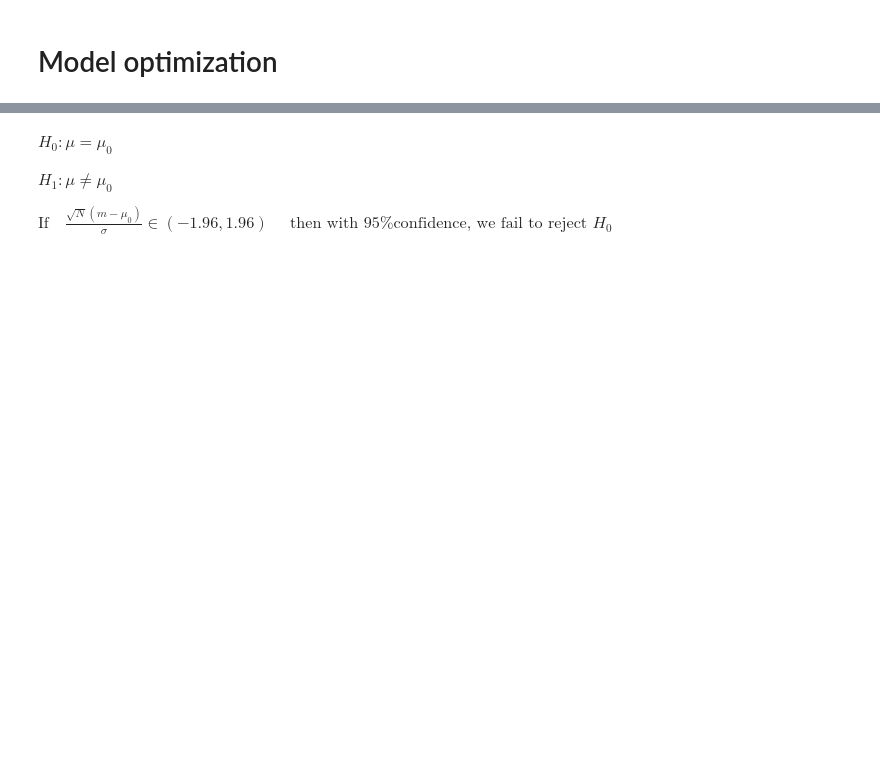
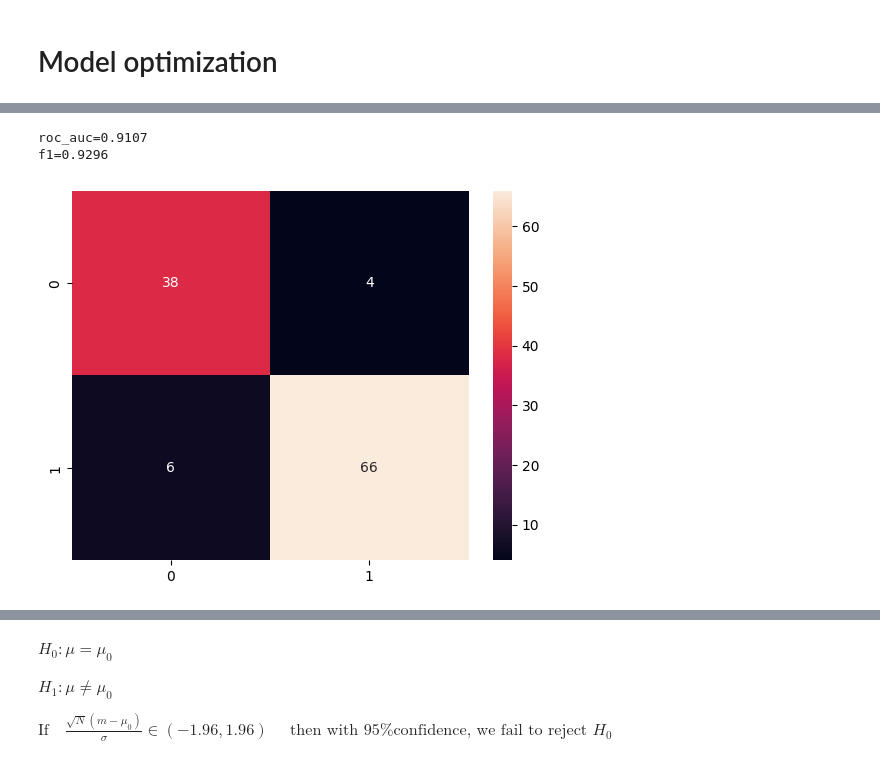
Before and after one commit to Zuyd-ADSAI/ZM001-2425-data-science, a Jupyter notebook: notebooks/ds_week8_model_optimization.ipynb, the cells around one changed output, grey strips where cells are left out. Drawn from its saved outputs; the diff is of its cells as text; code cells hidden in the pictures; blank space fills up the shorter version.

```diff
--- a/notebooks/ds_week8_model_optimization.ipynb
+++ b/notebooks/ds_week8_model_optimization.ipynb
@@ -119,0 +27,6 @@ y = df_bc.iloc[:, -1]
+# %%
+from sklearn.neighbors import KNeighborsClassifier
+
+knn = KNeighborsClassifier(n_neighbors=5).fit(X_train, Y_train)
+
+knn.score(X_test, Y_test)
@@ -119,0 +35,7 @@ y = df_bc.iloc[:, -1]
+# %%
+from sklearn.metrics import classification_report
+
+y_preds = knn.predict(X_test)
+
+report = classification_report(Y_test, y_preds)
+print(report)
@@ -119,0 +51,15 @@ y = df_bc.iloc[:, -1]
+# %%
+from sklearn.metrics import f1_score, confusion_matrix, roc_auc_score
+
+roc_auc = float(roc_auc_score(Y_test, y_preds))
+f1 = float(f1_score(Y_test, y_preds))
+cm = confusion_matrix(Y_test, y_preds)
+
+sns.heatmap(cm, annot=True)
+
+print(f"{roc_auc=:.4}")
+print(f"{f1=:.4}")
+# %% [output]
+roc_auc=0.9107
+f1=0.9296
+[figure, added]
```
Also changed, not shown: parts of 62 cells of this notebook.
